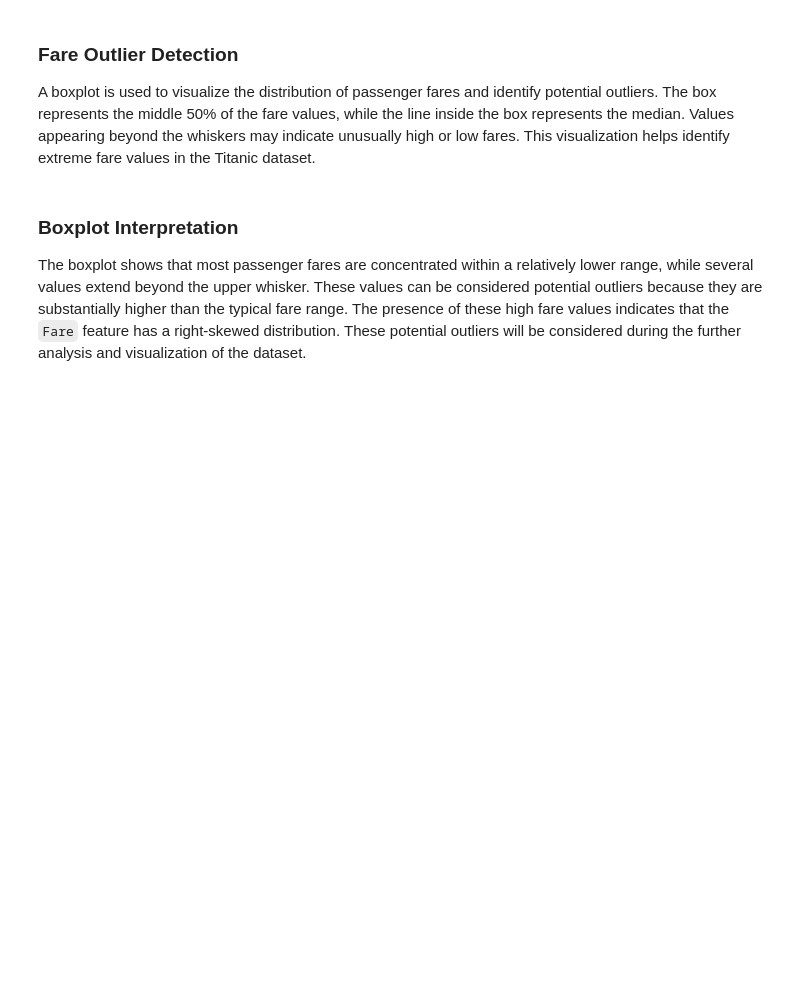
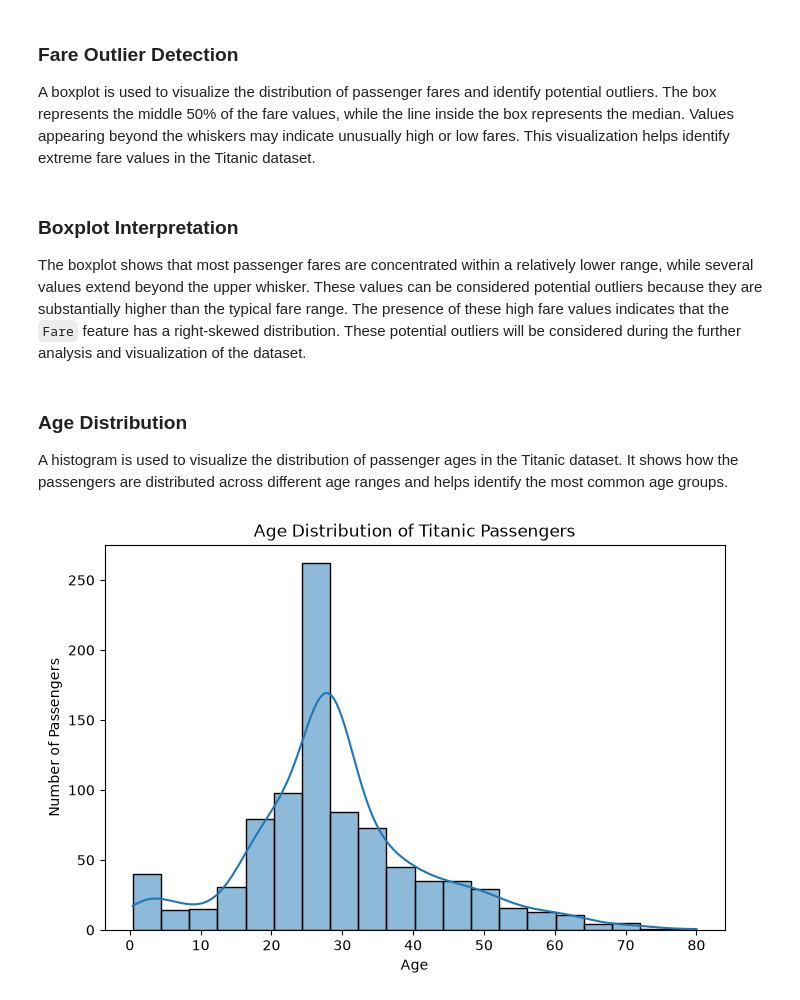
Before and after one commit to zuhranrasool/neurofive-ml-track, a Jupyter notebook: notebooks/Titanic_EDA.ipynb, the cells around one changed output. Saved outputs shown, nothing was run; the diff lists cells and outputs as text; code cells hidden in the pictures; blank space fills up the shorter version.

Commit message:
Create Age distribution histogram

```diff
--- a/notebooks/Titanic_EDA.ipynb
+++ b/notebooks/Titanic_EDA.ipynb
@@ -541,3 +541,21 @@ A boxplot is used to visualize the distribution of passenger fares and identify
 ### Boxplot Interpretation
 
 The boxplot shows that most passenger fares are concentrated within a relatively lower range, while several values extend beyond the upper whisker. These values can be considered potential outliers because they are substantially higher than the typical fare range. The presence of these high fare values indicates that the `Fare` feature has a right-skewed distribution. These potential outliers will be considered during the further analysis and visualization of the dataset.
+# %% [markdown]
+### Age Distribution
+
+A histogram is used to visualize the distribution of passenger ages in the Titanic dataset. It shows how the passengers are distributed across different age ranges and helps identify the most common age groups.
+# %%
+# Create Age distribution histogram
+
+plt.figure(figsize=(8, 5))
+
+sns.histplot(df["Age"], bins=20, kde=True)
+
+plt.title("Age Distribution of Titanic Passengers")
+plt.xlabel("Age")
+plt.ylabel("Number of Passengers")
+
+plt.show()
+# %% [output]
+[figure, added]
```
